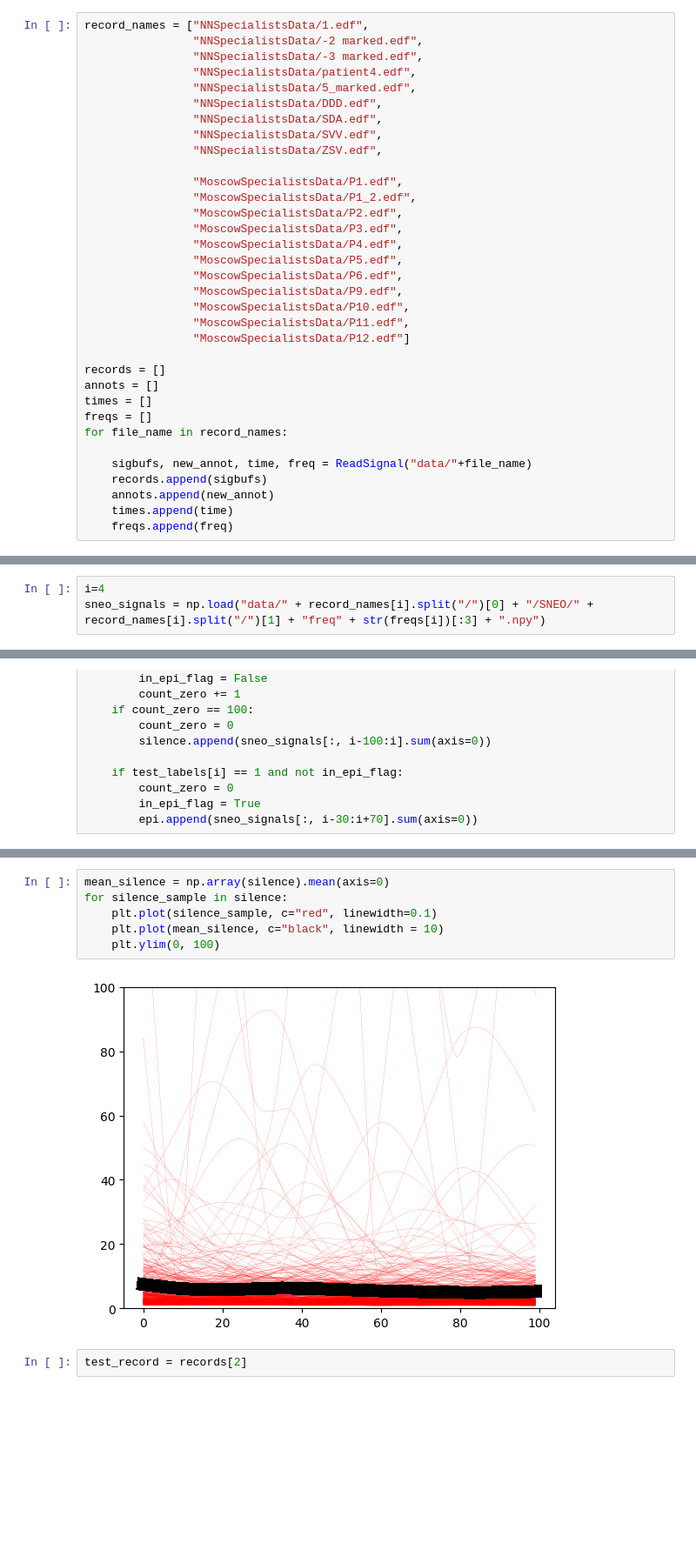
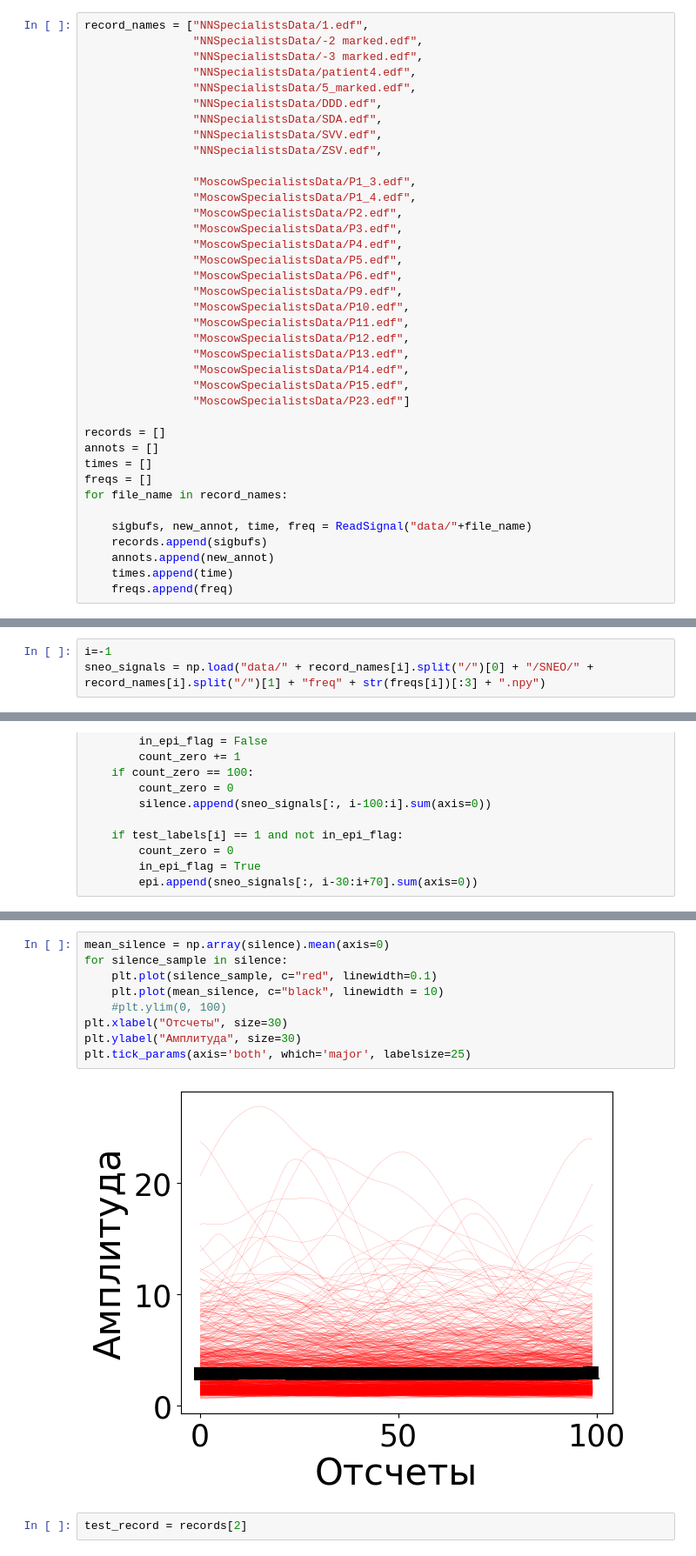
Before and after one commit to NikolayGromov/extreme-events, a Jupyter notebook: EEG seizure/EpiActivity/NovelEEGSequenceFeatures.ipynb, the cells around one changed output, grey strips where cells are left out. Shown at 87% size. Saved outputs shown, nothing was run; the diff lists cells and outputs as text; blank space fills up the shorter version.

```diff
--- a/EEG seizure/EpiActivity/NovelEEGSequenceFeatures.ipynb
+++ b/EEG seizure/EpiActivity/NovelEEGSequenceFeatures.ipynb
@@ -72,8 +72,8 @@ record_names = ["NNSpecialistsData/1.edf",
                 "NNSpecialistsData/SVV.edf",
                 "NNSpecialistsData/ZSV.edf",
 
-                "MoscowSpecialistsData/P1.edf",
-                "MoscowSpecialistsData/P1_2.edf",
+                "MoscowSpecialistsData/P1_3.edf",
+                "MoscowSpecialistsData/P1_4.edf",
                 "MoscowSpecialistsData/P2.edf",
                 "MoscowSpecialistsData/P3.edf",
                 "MoscowSpecialistsData/P4.edf",
@@ -82,7 +82,11 @@ record_names = ["NNSpecialistsData/1.edf",
                 "MoscowSpecialistsData/P9.edf",
                 "MoscowSpecialistsData/P10.edf",
                 "MoscowSpecialistsData/P11.edf",
-                "MoscowSpecialistsData/P12.edf"]
+                "MoscowSpecialistsData/P12.edf",
+                "MoscowSpecialistsData/P13.edf",
+                "MoscowSpecialistsData/P14.edf",
+                "MoscowSpecialistsData/P15.edf",
+                "MoscowSpecialistsData/P23.edf"]
 
 records = []
 annots = []
@@ -208,7 +209,7 @@ for i in tqdm(range(len(records))):
 # %% [markdown]
 shapes of the record and sneo are equal
 # %%
-i=4
+i=-1
 sneo_signals = np.load("data/" + record_names[i].split("/")[0] + "/SNEO/" + record_names[i].split("/")[1] + "freq" + str(freqs[i])[:3] + ".npy")
 # %%
 train_time_start = annots[i][0][0]
@@ -247,11 +251,14 @@ for epi_sample in epi:
 # %%
 mean_silence = np.array(silence).mean(axis=0)
 for silence_sample in silence:
     plt.plot(silence_sample, c="red", linewidth=0.1)
     plt.plot(mean_silence, c="black", linewidth = 10)
-    plt.ylim(0, 100)
+    #plt.ylim(0, 100)
+plt.xlabel("Отсчеты", size=30)
+plt.ylabel("Амплитуда", size=30)
+plt.tick_params(axis='both', which='major', labelsize=25)
 # %% [output]
-[figure, old version]
+[figure, new version]
 # %%
 test_record = records[2]
 # %%
```
Also changed, not shown: parts of 9 cells of this notebook, 17 other files.
